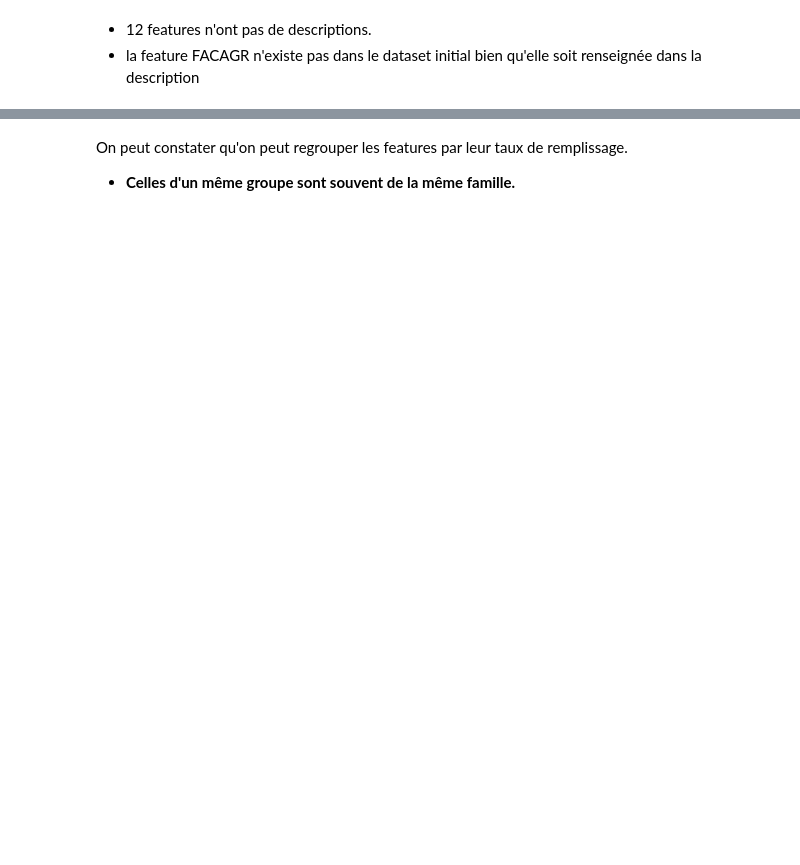
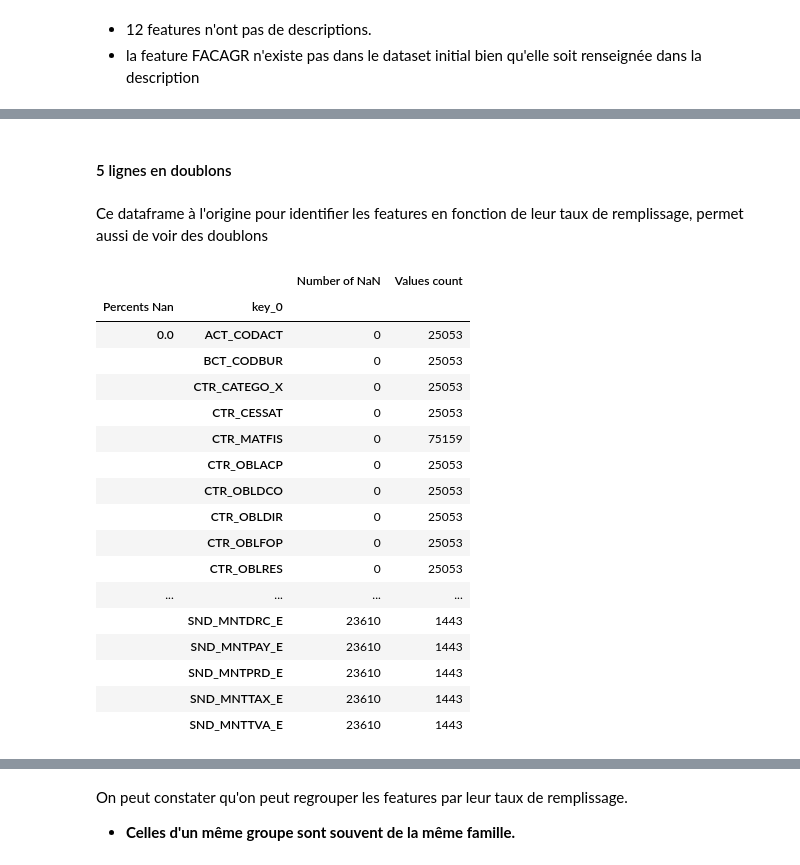
Before and after one commit to nchurlet/Projet_IA_Banque_Common, a Jupyter notebook: comon_P4_Tax_Fraud.ipynb, the cells around one changed output, grey strips where cells are left out. Drawn from its saved outputs; the diff is of its cells as text; code cells hidden in the pictures; blank space fills up the shorter version.

```diff
--- a/comon_P4_Tax_Fraud.ipynb
+++ b/comon_P4_Tax_Fraud.ipynb
@@ -316,0 +405,25 @@ En produisant ce tableau et en groupant les données par taux de remplissage on
+# %% [markdown]
+#### 5 lignes en doublons
+# %% [markdown]
+Ce dataframe à l'origine pour identifier les features en fonction de leur taux de remplissage, permet aussi de voir des doublons
+# %%
+df_nans.groupby(['Percents Nan', 'key_0']).sum().style.background_gradient().set_properties(**{'text-align': 'left'})
+# %% [output]
+|  |  | Number of NaN | Values count |
+| Percents Nan | key_0 |  |  |
+| 0.0 | ACT_CODACT | 0 | 25053 |
+|  | BCT_CODBUR | 0 | 25053 |
+|  | CTR_CATEGO_X | 0 | 25053 |
+|  | CTR_CESSAT | 0 | 25053 |
+|  | CTR_MATFIS | 0 | 75159 |
+|  | CTR_OBLACP | 0 | 25053 |
+|  | CTR_OBLDCO | 0 | 25053 |
+|  | CTR_OBLDIR | 0 | 25053 |
+|  | CTR_OBLFOP | 0 | 25053 |
+|  | CTR_OBLRES | 0 | 25053 |
+| ... | ... | ... | ... |
+|  | SND_MNTDRC_E | 23610 | 1443 |
+|  | SND_MNTPAY_E | 23610 | 1443 |
+|  | SND_MNTPRD_E | 23610 | 1443 |
+|  | SND_MNTTAX_E | 23610 | 1443 |
+|  | SND_MNTTVA_E | 23610 | 1443 |
```
Also changed, not shown: parts of 48 cells of this notebook, 3 other files.
